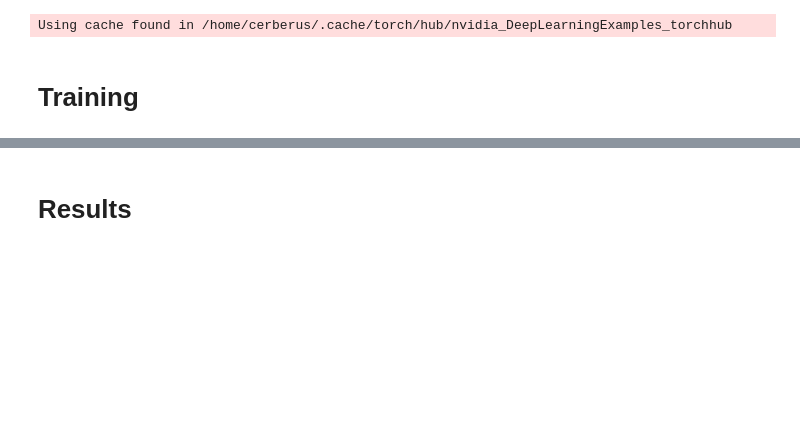
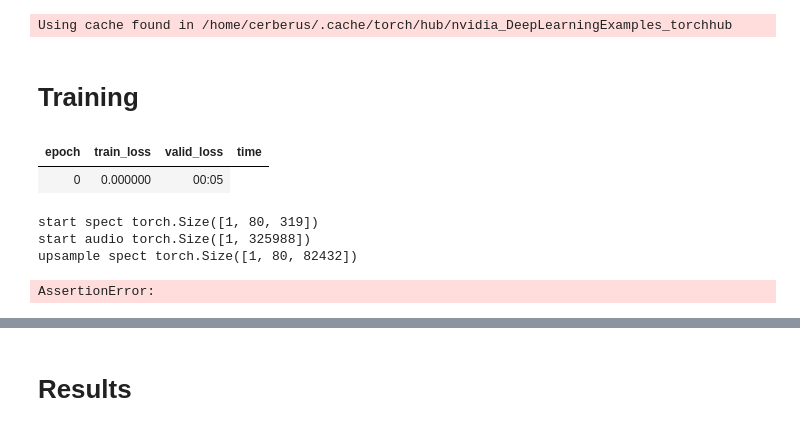
Before and after one commit to hoftherose/MiniAudio, a Jupyter notebook: nbs/Synthesizer.ipynb, the cells around one changed output, grey strips where cells are left out. Drawn from its saved outputs; the diff is of its cells as text; code cells hidden in the pictures; blank space fills up the shorter version.

```diff
--- a/nbs/Synthesizer.ipynb
+++ b/nbs/Synthesizer.ipynb
@@ -104,2 +26,0 @@ data = DataBlock((SpecBlock(), SignalBlock(44100)),
-# %%
-dls = data.dataloaders(file, batch_tfms=ToTensor(), bs=4)
@@ -110,10 +27,23 @@ RuntimeError: invalid argument 0: Sizes of tensors must match except in dimensio
 # %% [markdown]
 # Loading Model
 # %%
-model = torch.hub.load('nvidia/DeepLearningExamples:torchhub', 'nvidia_waveglow')
+model = torch.hub.load('nvidia/DeepLearningExamples:torchhub', 'nvidia_waveglow').cuda()
 # %% [output]
 Using cache found in /home/cerberus/.cache/torch/hub/nvidia_DeepLearningExamples_torchhub
 # %% [markdown]
 # Training
 # %%
-learner = Learner(dls, model, )
+learner = Learner(dls, model, loss_func=L1LossFlat())
+# %%
+class JoinCB(Callback):
+    def begin_batch(self):
+        self.learn.xb = ((self.learn.xb, self.learn.yb),)
+# %%
+learner.fit(1, lr=0, cbs=JoinCB())
+# %% [output]
+| epoch | train_loss | valid_loss | time |
+| 0 | 0.000000 | 00:05 |
+start spect torch.Size([1, 80, 319])
+start audio torch.Size([1, 325988])
+upsample spect torch.Size([1, 80, 82432])
+AssertionError:
```
Also changed, not shown: parts of 22 cells of this notebook.
